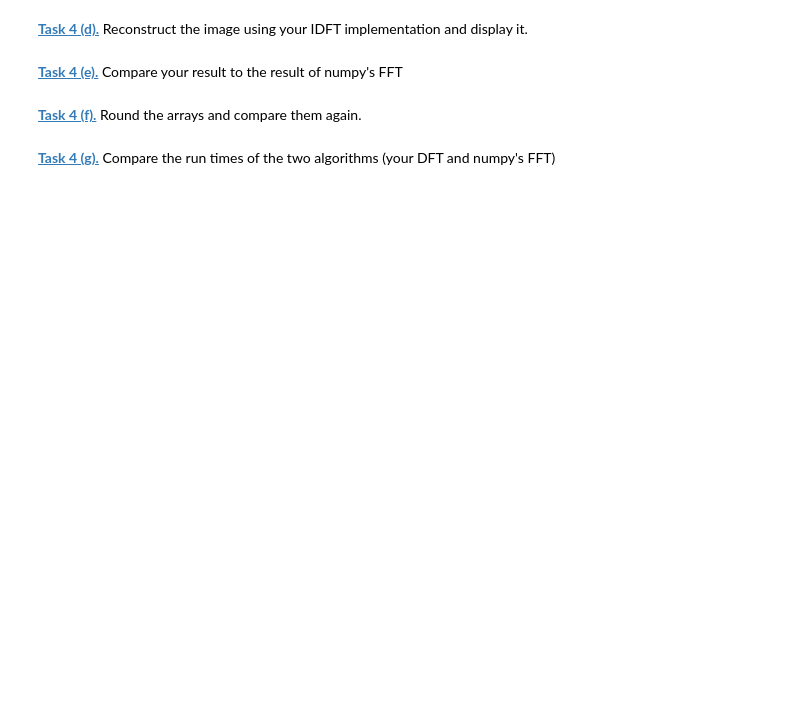
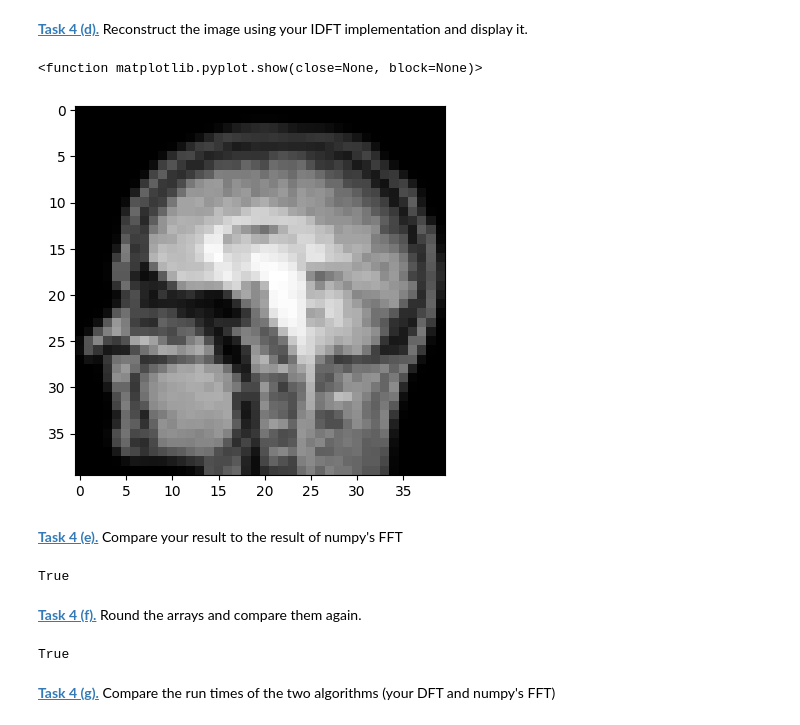
Before and after one commit to AminaSwob/mobi-fs5-python, a Jupyter notebook: fourier.ipynb, the cells around one changed output. Saved outputs shown, nothing was run; the diff lists cells and outputs as text; code cells hidden in the pictures; blank space fills up the shorter version.

```diff
--- a/fourier.ipynb
+++ b/fourier.ipynb
@@ -139,5 +185,16 @@ maks = mask - 1
 # %% [markdown]
 **[Task 4 (b).]()** Implement a function that computes the 2D-IDFT.
+# %%
+def my_idft(img):
+    idft = np.zeros(img.shape, dtype=complex)
+    M, N = img.shape
+
+    for u in range(M):
+        for v in range(N):
+            for x in range(M):
+                for y in range(N):
+                  idft[u, v] += img[x, y] * np.exp(2j * np.pi * (u * x / M + v * y / N))
+    return idft
 # %% [markdown]
 Due to high computational costs, we need to resize the image.
 # %%
@@ -148,8 +222,34 @@ plt.imshow(test_img, 'gray')
 # %% [markdown]
 **[Task 4 (d).]()** Reconstruct the image using your IDFT implementation and display it.
+# %%
+merge_testing = to_complex_array(amplitude_test, phase_test)
+appidft = my_idft(merge_testing).real
+
+plt.figure()
+plt.imshow(appidft, 'gray')
+plt.show
+# %% [output]
+<function matplotlib.pyplot.show(close=None, block=None)>
+[figure, added]
 # %% [markdown]
 **[Task 4 (e).]()** Compare your result to the result of numpy's FFT
+# %%
+dft_img = my_dft(test_img)
+fft_brain = np.fft.fft2(test_img, norm='forward')
+
+print(np.allclose(dft_img, fft_brain))
+# %% [output]
+True
 # %% [markdown]
 **[Task 4 (f).]()** Round the arrays and compare them again.
+# %%
+mean_diff = np.mean(np.abs(dft_img - fft_brain))
+
+dft_round = np.round(dft_img, 5)
+fft_round = np.round(fft_brain, 5)
+
+print((dft_round == fft_round).all())
+# %% [output]
+True
 # %% [markdown]
 **[Task 4 (g).]()** Compare the run times of the two algorithms (your DFT and numpy's FFT)
```
Also changed, not shown: parts of 10 cells of this notebook.
